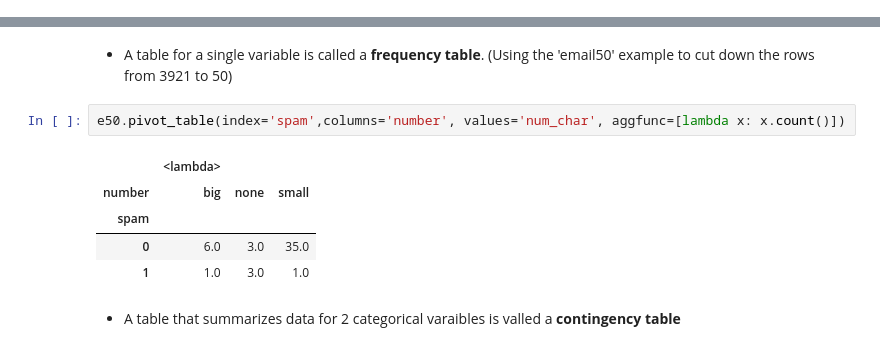
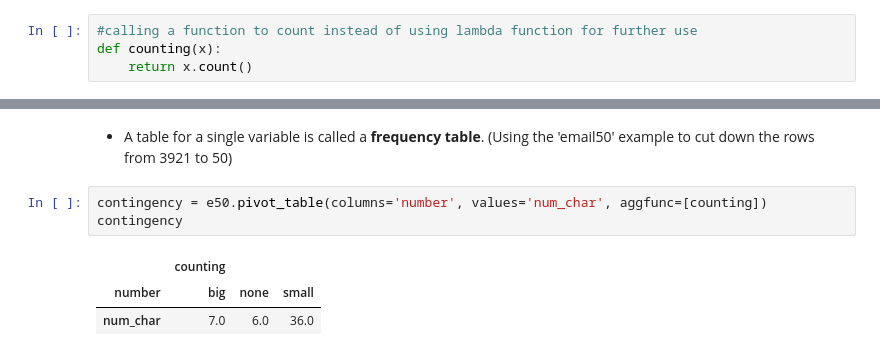
Before and after one commit to chikoungoun/OpenIntro, a Jupyter notebook: Chapter 1/openintro_chap_1.ipynb, the cells around one changed output, grey strips where cells are left out. Drawn from its saved outputs; the diff is of its cells as text.

Commit message:
Solving Multindex column access. Naming the aggfunc to do so

```diff
--- a/Chapter 1/openintro_chap_1.ipynb
+++ b/Chapter 1/openintro_chap_1.ipynb
@@ -359,0 +369,4 @@ e50.head()
+# %%
+#calling a function to count instead of using lambda function for further use
+def counting(x):
+    return x.count()
@@ -361,12 +382,9 @@ e50.head()
 - A table for a single variable is called a **frequency table**.
 (Using the 'email50' example to cut down the rows from 3921 to 50)
 # %%
-e50.pivot_table(index='spam',columns='number', values='num_char', aggfunc=[lambda x: x.count()])
+contingency = e50.pivot_table(columns='number', values='num_char', aggfunc=[counting])
+contingency
 # %% [output]
-|  | <lambda> |  |  |
+|  | counting |  |  |
 | number | big | none | small |
-| spam |  |  |  |
-| 0 | 6.0 | 3.0 | 35.0 |
-| 1 | 1.0 | 3.0 | 1.0 |
+| num_char | 7.0 | 6.0 | 36.0 |
-# %% [markdown]
-- A table that summarizes data for 2 categorical varaibles is valled a **contingency table**
```
Also changed, not shown: parts of 11 cells of this notebook.
